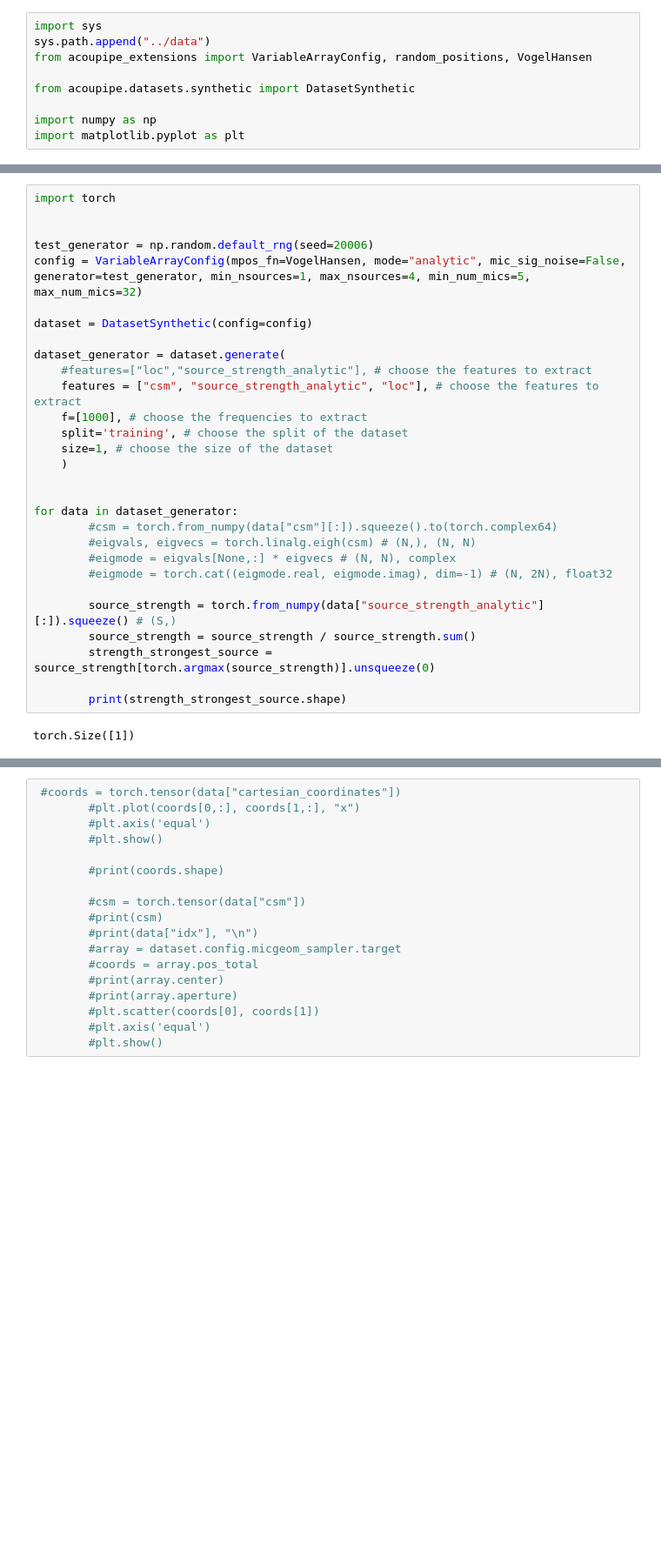
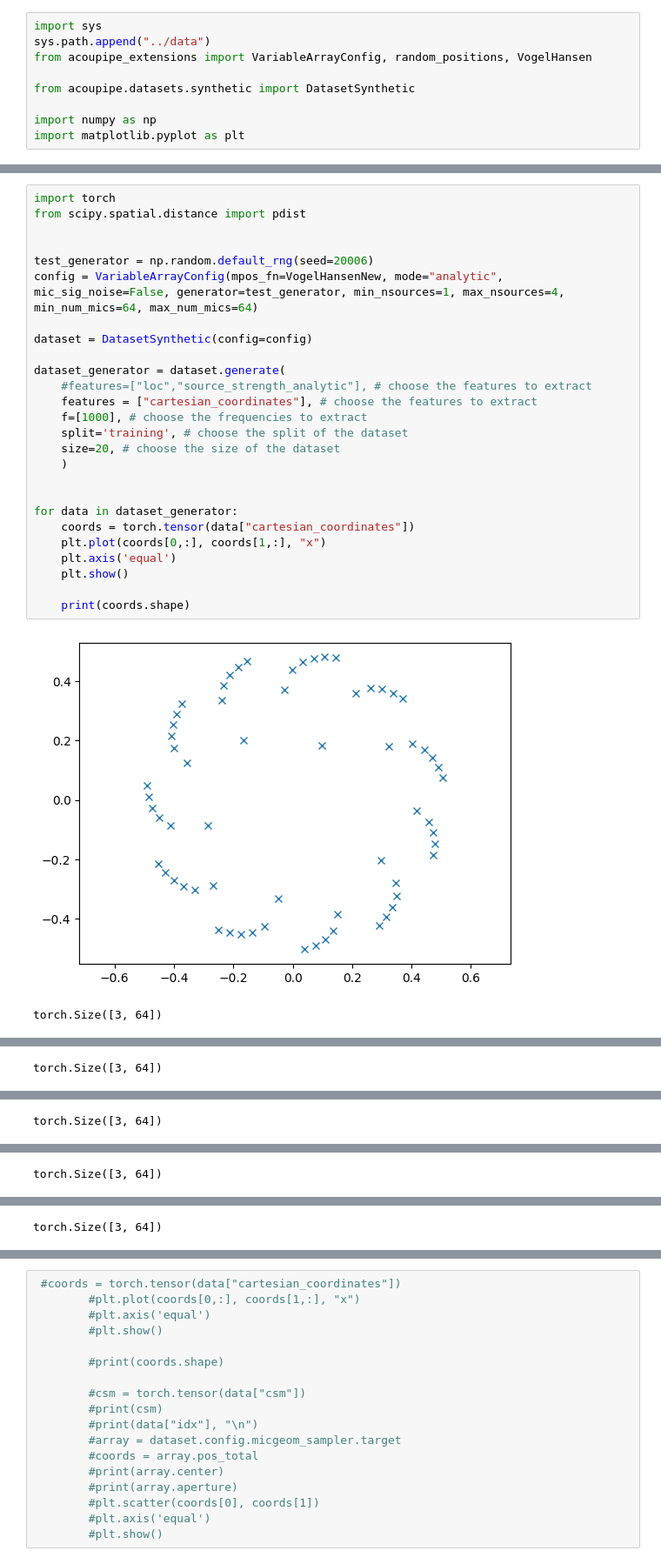
Before and after one commit to siavashzaid/geometry-aware-ssl, a Jupyter notebook: prototyping/acoupipe_prototyping.ipynb, the cells around one changed output, grey strips where cells are left out. Shown at 87% size. Cells and saved outputs as stored; diff of their text form; blank space fills up the shorter version.

```diff
--- a/prototyping/acoupipe_prototyping.ipynb
+++ b/prototyping/acoupipe_prototyping.ipynb
@@ -10,31 +59,29 @@ import matplotlib.pyplot as plt
 # %%
 import torch
+from scipy.spatial.distance import pdist
 
 
 test_generator = np.random.default_rng(seed=20006)
-config = VariableArrayConfig(mpos_fn=VogelHansen, mode="analytic", mic_sig_noise=False, generator=test_generator, min_nsources=1, max_nsources=4, min_num_mics=5, max_num_mics=32)
+config = VariableArrayConfig(mpos_fn=VogelHansenNew, mode="analytic", mic_sig_noise=False, generator=test_generator, min_nsources=1, max_nsources=4, min_num_mics=64, max_num_mics=64)
 
 dataset = DatasetSynthetic(config=config)
 
 dataset_generator = dataset.generate(
     #features=["loc","source_strength_analytic"], # choose the features to extract
-    features = ["csm", "source_strength_analytic", "loc"], # choose the features to extract
+    features = ["cartesian_coordinates"], # choose the features to extract
     f=[1000], # choose the frequencies to extract
     split='training', # choose the split of the dataset
-    size=1, # choose the size of the dataset
+    size=20, # choose the size of the dataset
     )
 
 
 for data in dataset_generator:
-        #csm = torch.from_numpy(data["csm"][:]).squeeze().to(torch.complex64)
-        #eigvals, eigvecs = torch.linalg.eigh(csm) # (N,), (N, N)
-        #eigmode = eigvals[None,:] * eigvecs # (N, N), complex
-        #eigmode = torch.cat((eigmode.real, eigmode.imag), dim=-1) # (N, 2N), float32
+    coords = torch.tensor(data["cartesian_coordinates"])
+    plt.plot(coords[0,:], coords[1,:], "x")
+    plt.axis('equal')
+    plt.show()
 
-        source_strength = torch.from_numpy(data["source_strength_analytic"][:]).squeeze() # (S,)
-        source_strength = source_strength / source_strength.sum()
-        strength_strongest_source = source_strength[torch.argmax(source_strength)].unsqueeze(0)
-
-        print(strength_strongest_source.shape)
+    print(coords.shape)
 # %% [output]
+[figure, added]
-torch.Size([1])
+torch.Size([3, 64])
@@ -40,0 +89 @@ torch.Size([1])
+torch.Size([3, 64])
@@ -40,0 +91 @@ torch.Size([1])
+torch.Size([3, 64])
@@ -40,0 +93 @@ torch.Size([1])
+torch.Size([3, 64])
@@ -40,0 +95 @@ torch.Size([1])
+torch.Size([3, 64])
```
Also changed, not shown: parts of 2 cells of this notebook, 6 other files.
